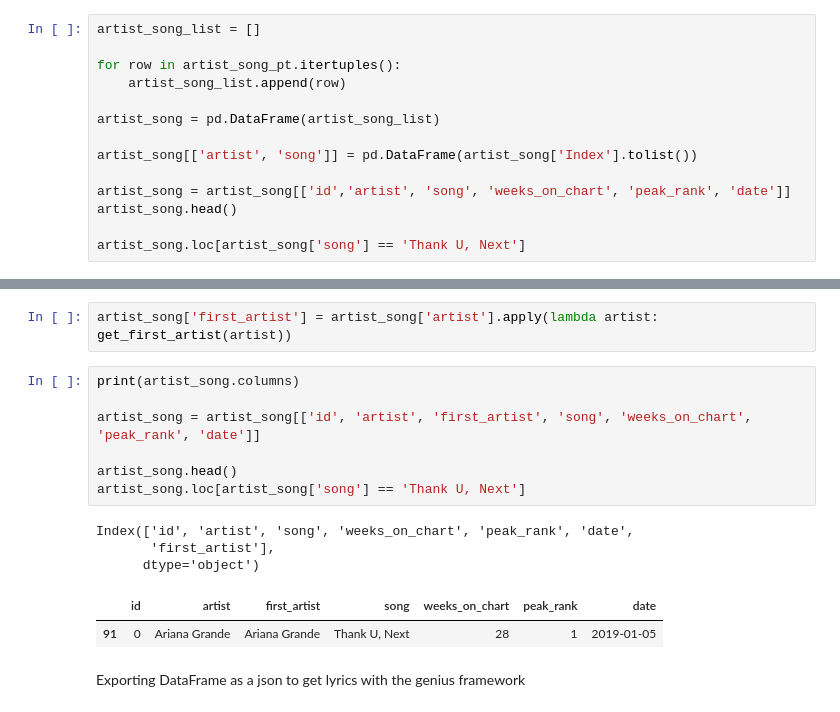
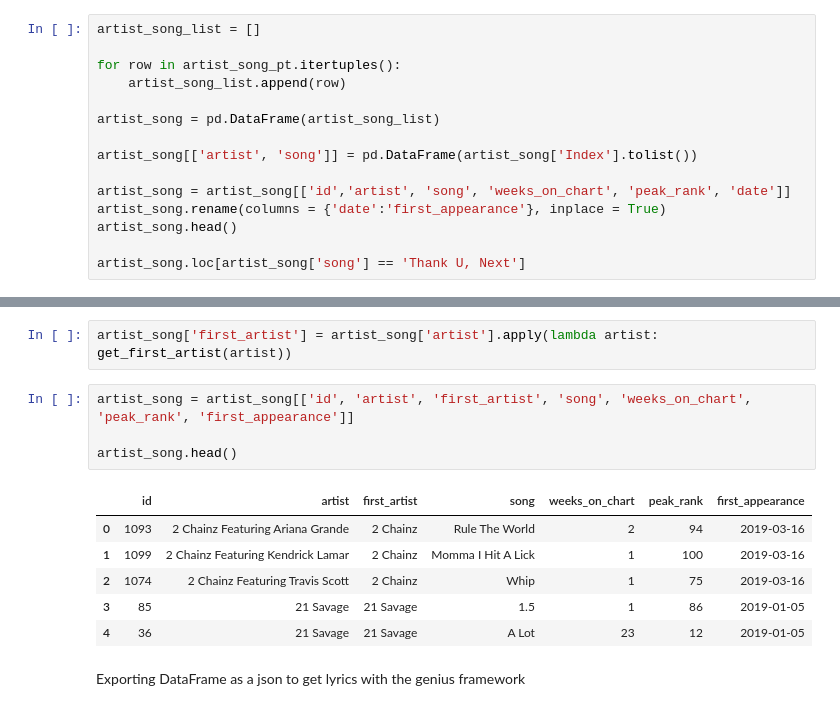
Before and after one commit to FelixSiegfriedRiedel/chart-lyrics-analysis, a Jupyter notebook: src/notebooks/artist_song.ipynb, the cells around one changed output, grey strips where cells are left out. Cells and saved outputs as stored; diff of their text form.

```diff
--- a/src/notebooks/artist_song.ipynb
+++ b/src/notebooks/artist_song.ipynb
@@ -66,6 +64,7 @@ artist_song = pd.DataFrame(artist_song_list)
 artist_song[['artist', 'song']] = pd.DataFrame(artist_song['Index'].tolist())
 
 artist_song = artist_song[['id','artist', 'song', 'weeks_on_chart', 'peak_rank', 'date']]
+artist_song.rename(columns = {'date':'first_appearance'}, inplace = True)
 artist_song.head()
 
 artist_song.loc[artist_song['song'] == 'Thank U, Next']
@@ -176,18 +175,16 @@ def get_first_artist(artist):
 # %%
 artist_song['first_artist'] = artist_song['artist'].apply(lambda artist: get_first_artist(artist))
 # %%
-print(artist_song.columns)
-
-artist_song = artist_song[['id', 'artist', 'first_artist', 'song', 'weeks_on_chart', 'peak_rank', 'date']]
+artist_song = artist_song[['id', 'artist', 'first_artist', 'song', 'weeks_on_chart', 'peak_rank', 'first_appearance']]
 
 artist_song.head()
-artist_song.loc[artist_song['song'] == 'Thank U, Next']
 # %% [output]
-Index(['id', 'artist', 'song', 'weeks_on_chart', 'peak_rank', 'date',
-       'first_artist'],
-      dtype='object')
-|  | id | artist | first_artist | song | weeks_on_chart | peak_rank | date |
-| 91 | 0 | Ariana Grande | Ariana Grande | Thank U, Next | 28 | 1 | 2019-01-05 |
+|  | id | artist | first_artist | song | weeks_on_chart | peak_rank | first_appearance |
+| 0 | 1093 | 2 Chainz Featuring Ariana Grande | 2 Chainz | Rule The World | 2 | 94 | 2019-03-16 |
+| 1 | 1099 | 2 Chainz Featuring Kendrick Lamar | 2 Chainz | Momma I Hit A Lick | 1 | 100 | 2019-03-16 |
+| 2 | 1074 | 2 Chainz Featuring Travis Scott | 2 Chainz | Whip | 1 | 75 | 2019-03-16 |
+| 3 | 85 | 21 Savage | 21 Savage | 1.5 | 1 | 86 | 2019-01-05 |
+| 4 | 36 | 21 Savage | 21 Savage | A Lot | 23 | 12 | 2019-01-05 |
 # %% [markdown]
 Exporting DataFrame as a json to get lyrics with the genius framework
 # %%
```
Also changed, not shown: parts of 11 cells of this notebook, 7 other files.
